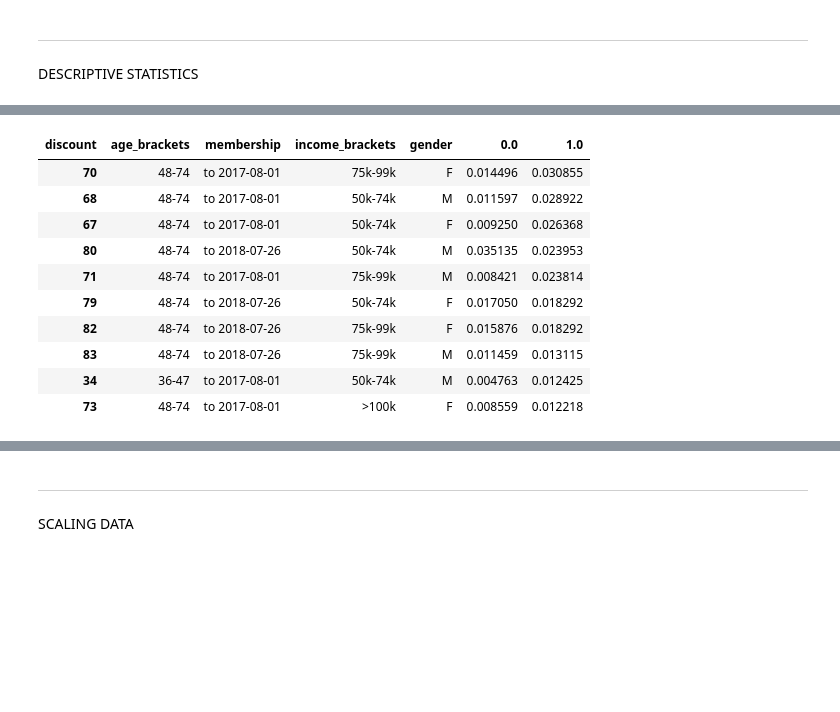
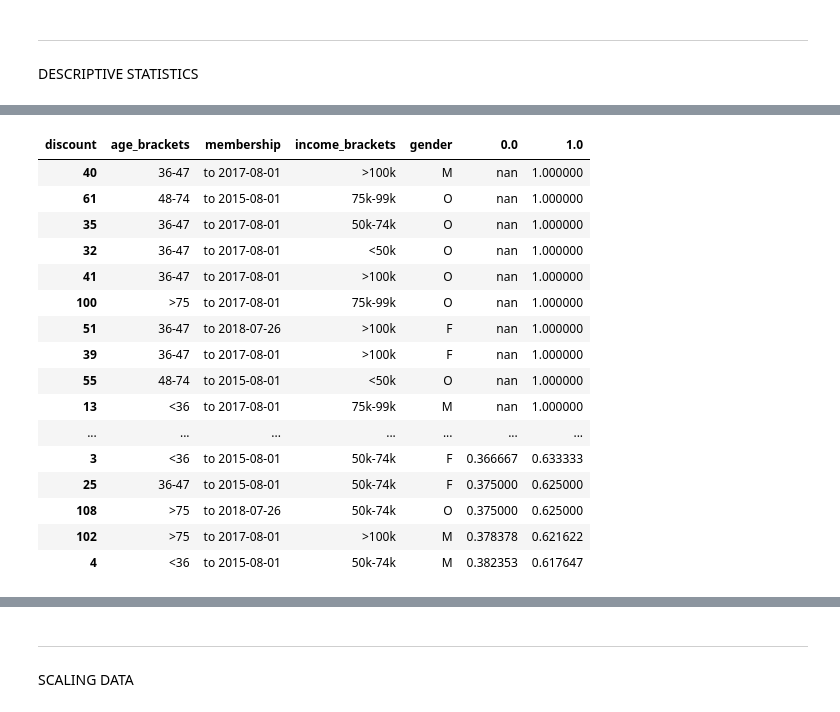
Before and after one commit to 6one2/StarbucksChallenge, a Jupyter notebook: devStarbucks.ipynb, the cells around one changed output, grey strips where cells are left out. Drawn from its saved outputs; the diff is of its cells as text; code cells hidden in the pictures; blank space fills up the shorter version.

```diff
--- a/devStarbucks.ipynb
+++ b/devStarbucks.ipynb
@@ -800,8 +834,8 @@ feat
 | ffff82501cea40309d5fdd7edcca4a07 | 36-47 | to 2017-08-01 | 50k-74k | F |
 14487 rows × 4 columns
 # %%
-df = feat.join(y_complete)
-df.head()
+df_feat = feat.join(y_complete)
+df_feat.head()
 # %% [output]
 |  | age_brackets | membership | income_brackets | gender | bogo | discount | informational |
 | profile_id |  |  |  |  |  |  |  |
@@ -813,3 +847,5 @@ df.head()
 # %% [markdown]
 ___
 DESCRIPTIVE STATISTICS
+# %%
+df_feat = df_feat.join(df.total_spending)
@@ -835,19 +897,25 @@ res_bogo.sort_values(by=1, ascending=False)[:10]
 # %%
-res_discount = df.groupby(['age_brackets', 'membership', 'income_brackets', 'gender'])['discount']\
-    .value_counts(normalize=False)\
-    .unstack()/len(df)
+res_discount = df_feat.groupby(['age_brackets', 'membership', 'income_brackets', 'gender'])['discount']\
+    .value_counts(normalize=True)\
+    .unstack()
 
 res_discount = res_discount.reset_index()
-res_discount.sort_values(by=1, ascending=False)[:10]
+res_discount.sort_values(by=1, ascending=False)[:50].style.bar(color='#53bce6')
 # %% [output]
 | discount | age_brackets | membership | income_brackets | gender | 0.0 | 1.0 |
-| 70 | 48-74 | to 2017-08-01 | 75k-99k | F | 0.014496 | 0.030855 |
-| 68 | 48-74 | to 2017-08-01 | 50k-74k | M | 0.011597 | 0.028922 |
-| 67 | 48-74 | to 2017-08-01 | 50k-74k | F | 0.009250 | 0.026368 |
-| 80 | 48-74 | to 2018-07-26 | 50k-74k | M | 0.035135 | 0.023953 |
-| 71 | 48-74 | to 2017-08-01 | 75k-99k | M | 0.008421 | 0.023814 |
-| 79 | 48-74 | to 2018-07-26 | 50k-74k | F | 0.017050 | 0.018292 |
-| 82 | 48-74 | to 2018-07-26 | 75k-99k | F | 0.015876 | 0.018292 |
-| 83 | 48-74 | to 2018-07-26 | 75k-99k | M | 0.011459 | 0.013115 |
-| 34 | 36-47 | to 2017-08-01 | 50k-74k | M | 0.004763 | 0.012425 |
-| 73 | 48-74 | to 2017-08-01 | >100k | F | 0.008559 | 0.012218 |
+| 40 | 36-47 | to 2017-08-01 | >100k | M | nan | 1.000000 |
+| 61 | 48-74 | to 2015-08-01 | 75k-99k | O | nan | 1.000000 |
+| 35 | 36-47 | to 2017-08-01 | 50k-74k | O | nan | 1.000000 |
+| 32 | 36-47 | to 2017-08-01 | <50k | O | nan | 1.000000 |
+| 41 | 36-47 | to 2017-08-01 | >100k | O | nan | 1.000000 |
+| 100 | >75 | to 2017-08-01 | 75k-99k | O | nan | 1.000000 |
+| 51 | 36-47 | to 2018-07-26 | >100k | F | nan | 1.000000 |
+| 39 | 36-47 | to 2017-08-01 | >100k | F | nan | 1.000000 |
+| 55 | 48-74 | to 2015-08-01 | <50k | O | nan | 1.000000 |
+| 13 | <36 | to 2017-08-01 | 75k-99k | M | nan | 1.000000 |
+| ... | ... | ... | ... | ... | ... | ... |
+| 3 | <36 | to 2015-08-01 | 50k-74k | F | 0.366667 | 0.633333 |
+| 25 | 36-47 | to 2015-08-01 | 50k-74k | F | 0.375000 | 0.625000 |
+| 108 | >75 | to 2018-07-26 | 50k-74k | O | 0.375000 | 0.625000 |
+| 102 | >75 | to 2017-08-01 | >100k | M | 0.378378 | 0.621622 |
+| 4 | <36 | to 2015-08-01 | 50k-74k | M | 0.382353 | 0.617647 |
```
Also changed, not shown: parts of 14 cells of this notebook, 2 other files.
